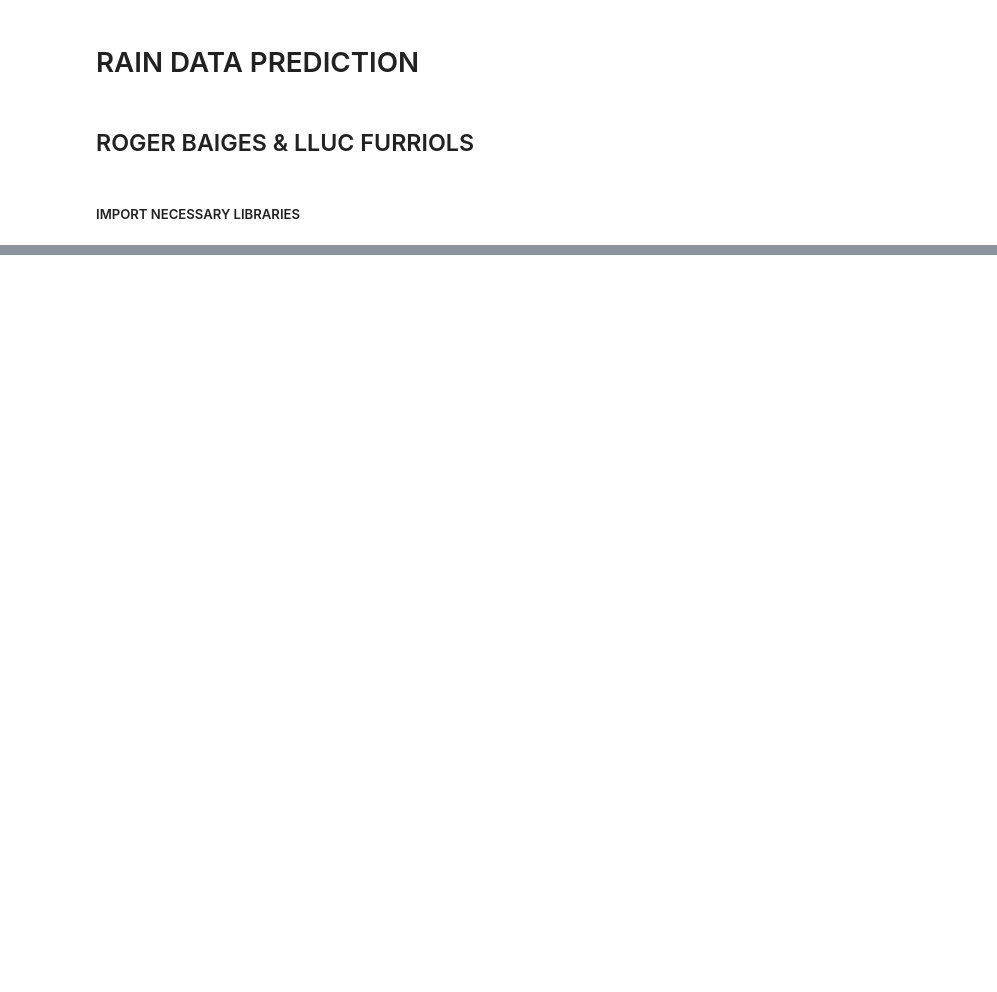
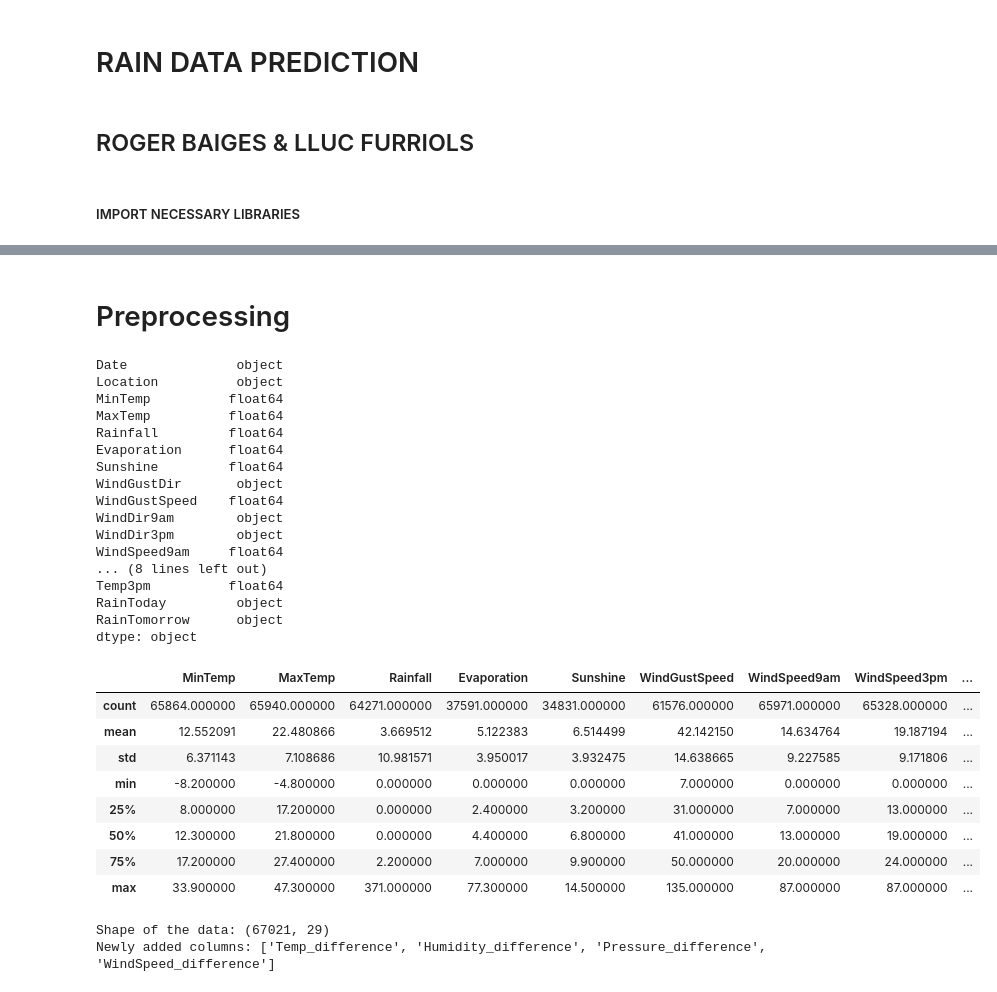
Before and after one commit to rogerbaiges/MLP-Model-Improvement-Project, a Jupyter notebook: src/MLP-improvement.ipynb, the cells around one changed output, grey strips where cells are left out. Saved outputs shown, nothing was run; the diff lists cells and outputs as text; code cells hidden in the pictures; blank space fills up the shorter version.

```diff
--- a/src/MLP-improvement.ipynb
+++ b/src/MLP-improvement.ipynb
@@ -71,0 +30,32 @@ msno.matrix(rain_data)
+# %% [markdown]
+# Preprocessing
+# %%
+print(rain_data.dtypes)
+rain_data.describe()
+# %% [output]
+Date              object
+Location          object
+MinTemp          float64
+MaxTemp          float64
+Rainfall         float64
+Evaporation      float64
+Sunshine         float64
+WindGustDir       object
+WindGustSpeed    float64
+WindDir9am        object
+WindDir3pm        object
+WindSpeed9am     float64
+... (8 lines left out)
+Temp3pm          float64
+RainToday         object
+RainTomorrow      object
+dtype: object
+|  | MinTemp | MaxTemp | Rainfall | Evaporation | Sunshine | WindGustSpeed | WindSpeed9am | WindSpeed3pm | ... |
+| count | 65864.000000 | 65940.000000 | 64271.000000 | 37591.000000 | 34831.000000 | 61576.000000 | 65971.000000 | 65328.000000 | ... |
+| mean | 12.552091 | 22.480866 | 3.669512 | 5.122383 | 6.514499 | 42.142150 | 14.634764 | 19.187194 | ... |
+| std | 6.371143 | 7.108686 | 10.981571 | 3.950017 | 3.932475 | 14.638665 | 9.227585 | 9.171806 | ... |
+| min | -8.200000 | -4.800000 | 0.000000 | 0.000000 | 0.000000 | 7.000000 | 0.000000 | 0.000000 | ... |
+| 25% | 8.000000 | 17.200000 | 0.000000 | 2.400000 | 3.200000 | 31.000000 | 7.000000 | 13.000000 | ... |
+| 50% | 12.300000 | 21.800000 | 0.000000 | 4.400000 | 6.800000 | 41.000000 | 13.000000 | 19.000000 | ... |
+| 75% | 17.200000 | 27.400000 | 2.200000 | 7.000000 | 9.900000 | 50.000000 | 20.000000 | 24.000000 | ... |
+| max | 33.900000 | 47.300000 | 371.000000 | 77.300000 | 14.500000 | 135.000000 | 87.000000 | 87.000000 | ... |
@@ -71,0 +70,29 @@ msno.matrix(rain_data)
+# %%
+# Create 'Temp_difference' - difference between the maximum and minimum temperature of the day
+rain_data['Temp_difference'] = rain_data['MaxTemp'] - rain_data['MinTemp']
+
+# Create 'Humidity_difference' - difference between morning and afternoon humidity
+rain_data['Humidity_difference'] = rain_data['Humidity9am'] - rain_data['Humidity3pm']
+
+# Create 'Pressure_difference' - difference between morning and afternoon pressure
+rain_data['Pressure_difference'] = rain_data['Pressure9am'] - rain_data['Pressure3pm']
+
+# Create 'WindSpeed_difference' - difference between morning and afternoon wind speed
+rain_data['WindSpeed_difference'] = rain_data['WindSpeed9am'] - rain_data['WindSpeed3pm']
+
+"""# Create 'TotalSunshine' - potential sunshine duration up to the observed moment
+# Assuming that 'Sunshine' is the observed sunshine and we need to consider days without observation
+rain_data['TotalSunshine'] = rain_data['Sunshine'].fillna(0) * (rain_data['DayOfYear'] / 365)
+
+# Create 'DayOfYear' from 'Month', 'Day', 'Year' to calculate 'TotalSunshine'
+rain_data['DayOfYear'] = pd.to_datetime(rain_data[['Year', 'Month', 'Day']]).dt.dayofyear"""
+
+"""# Create 'IsRainyDay' - binary variable if it rained today
+rain_data['IsRainyDay'] = (rain_data['Rainfall'] > 0).astype(int)"""
+
+# Add a print statement to show the shape of the DataFrame and the newly added columns
+print("Shape of the data:", rain_data.shape)
+print("Newly added columns:", [col for col in rain_data.columns if 'difference' in col or 'TotalSunshine' in col or 'IsRainyDay' in col])
+# %% [output]
+Shape of the data: (67021, 29)
+Newly added columns: ['Temp_difference', 'Humidity_difference', 'Pressure_difference', 'WindSpeed_difference']
```
Also changed, not shown: parts of 19 cells of this notebook.
